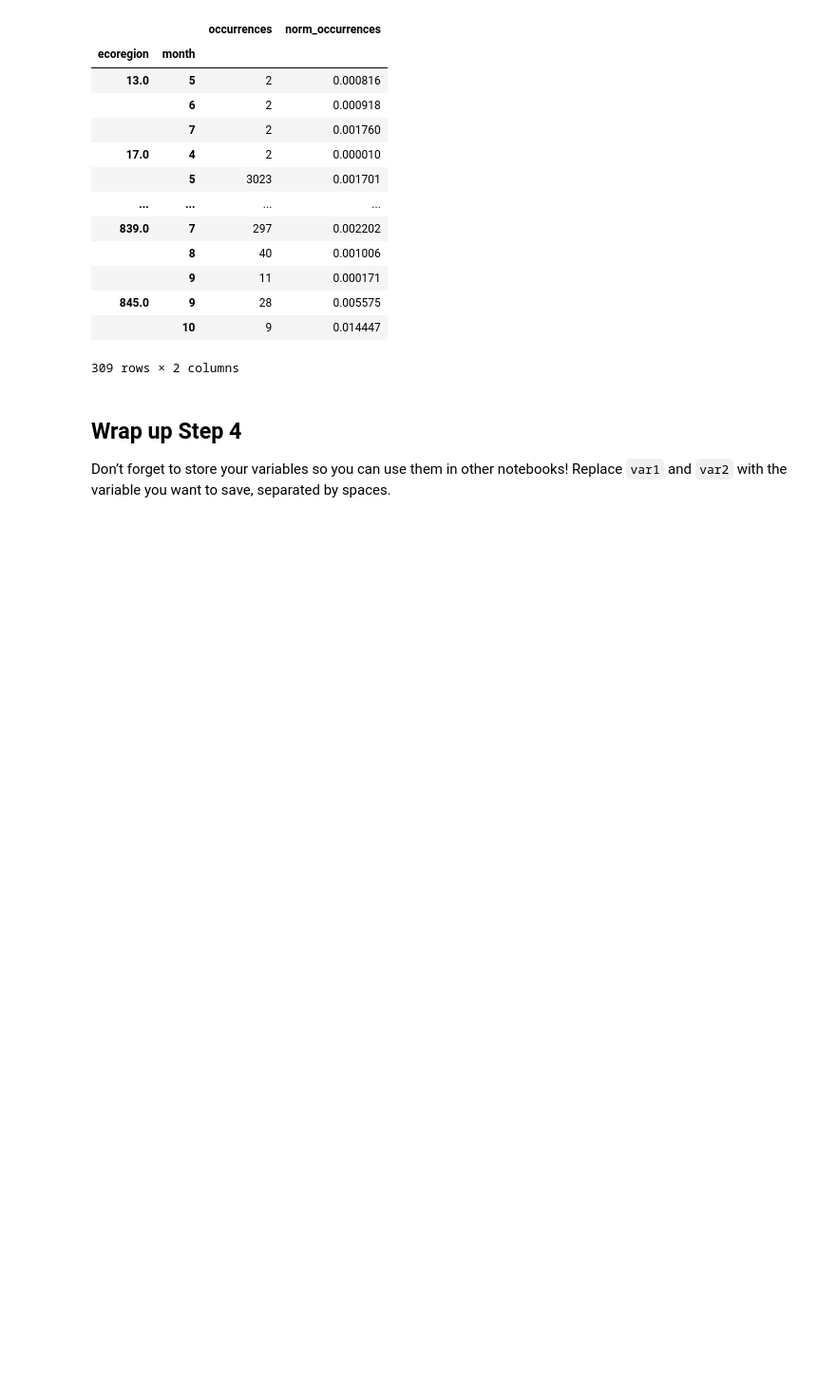
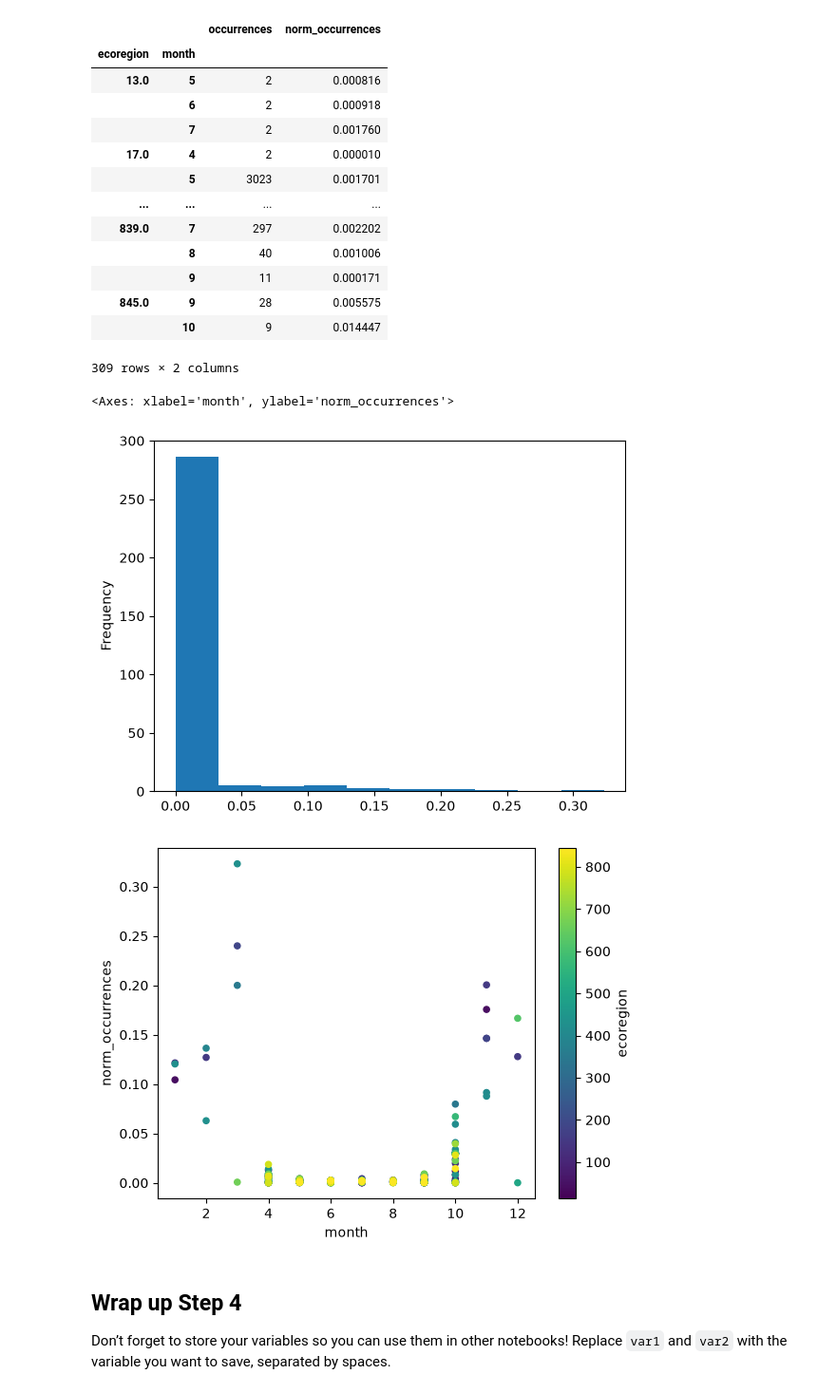
Before and after one commit to nyikacampbell/earth-data-portfolio, a Jupyter notebook: coding-assignments/02_migration/notebooks/03-migration-normalize.ipynb, the cells around one changed output. Shown at 95% size. Saved outputs shown, nothing was run; the diff lists cells and outputs as text; code cells hidden in the pictures; blank space fills up the shorter version.

```diff
--- a/coding-assignments/02_migration/notebooks/03-migration-normalize.ipynb
+++ b/coding-assignments/02_migration/notebooks/03-migration-normalize.ipynb
@@ -186,6 +186,19 @@ occurrence_df
 | 845.0 | 9 | 28 | 0.005575 |
 |  | 10 | 9 | 0.014447 |
 309 rows × 2 columns
+# %%
+### histogram
+occurrence_df.norm_occurrences.plot.hist()
+
+### scatterplot
+occurrence_df.reset_index().plot.scatter(
+    x = 'month',
+    y = 'norm_occurrences',
+    c= 'ecoregion')
+# %% [output]
+<Axes: xlabel='month', ylabel='norm_occurrences'>
+[figure, added]
+[figure, added]
 # %% [markdown]
 ## Wrap up Step 4
 
```
Also changed, not shown: parts of 1 cell of this notebook.
